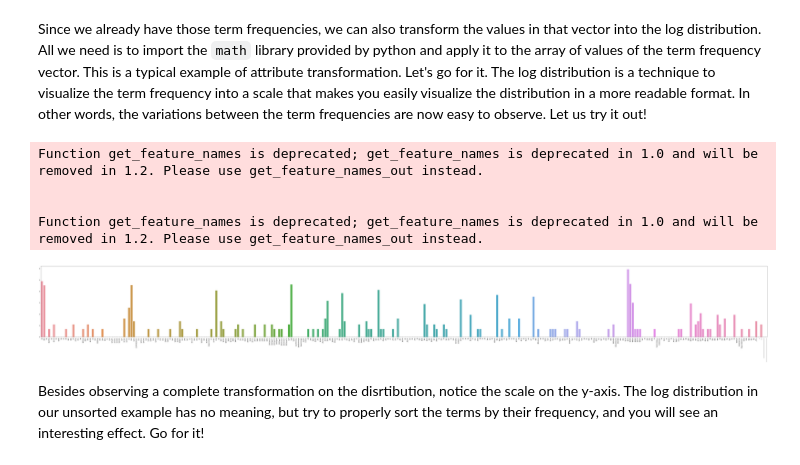
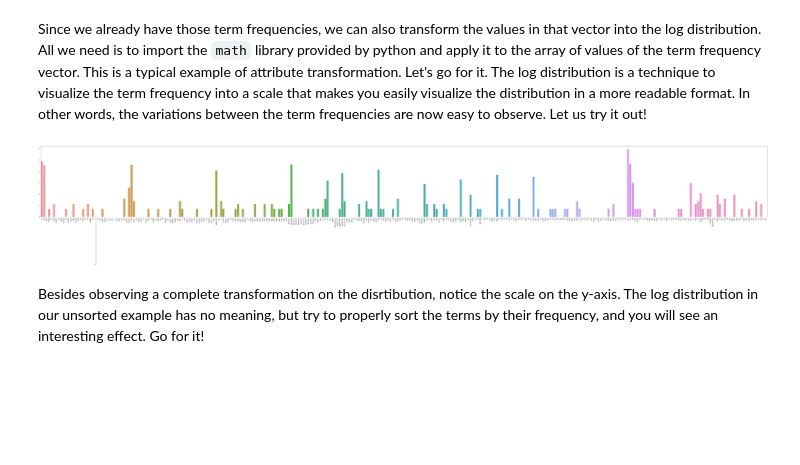
Before and after one commit to yakachang/DM2021-Lab1-master, a Jupyter notebook: DM2021-Lab1-master.ipynb, the cells around one changed output. Saved outputs shown, nothing was run; the diff lists cells and outputs as text; code cells hidden in the pictures; blank space fills up the shorter version.

```diff
--- a/DM2021-Lab1-master.ipynb
+++ b/DM2021-Lab1-master.ipynb
@@ -1312,15 +1305,11 @@ import math
 term_frequencies_log = [math.log(i) for i in term_frequencies]
 # %%
 plt.subplots(figsize=(100, 10))
-g = sns.barplot(x=count_vect.get_feature_names()[:300],
+g = sns.barplot(x=count_vect.get_feature_names_out()[:300],
                 y=term_frequencies_log[:300])
-g.set_xticklabels(count_vect.get_feature_names()[:300], rotation = 90);
+g.set_xticklabels(count_vect.get_feature_names_out()[:300], rotation = 90);
 # %% [output]
-Function get_feature_names is deprecated; get_feature_names is deprecated in 1.0 and will be removed in 1.2. Please use get_feature_names_out instead.
-
-
-Function get_feature_names is deprecated; get_feature_names is deprecated in 1.0 and will be removed in 1.2. Please use get_feature_names_out instead.
-[figure, old version]
+[figure, new version]
 # %% [markdown]
 Besides observing a complete transformation on the disrtibution, notice the scale on the y-axis. The log distribution in our unsorted example has no meaning, but try to properly sort the terms by their frequency, and you will see an interesting effect. Go for it!
 # %% [markdown]
```
Also changed, not shown: parts of 11 cells of this notebook.
